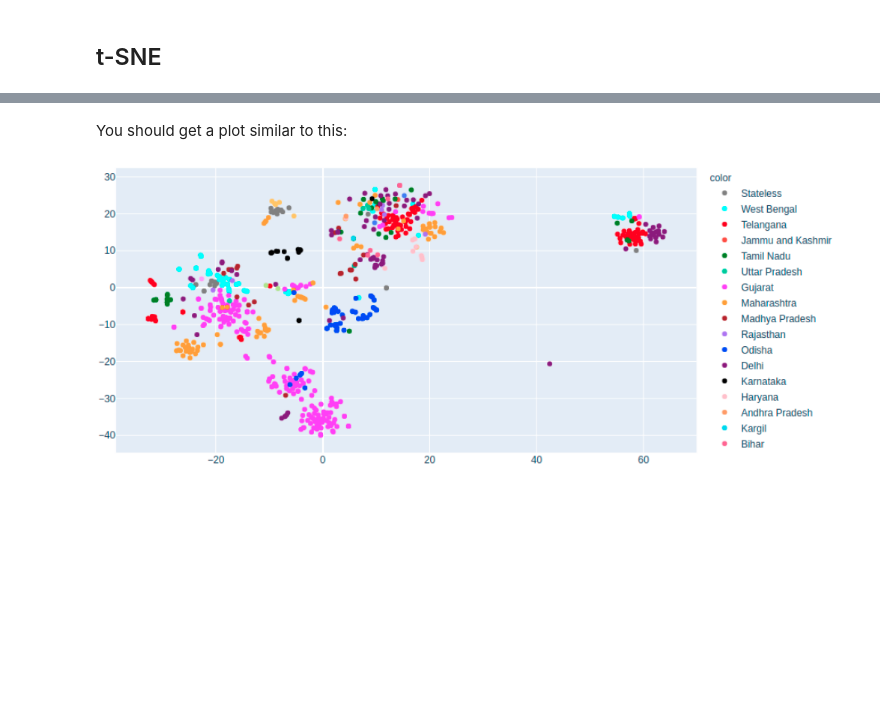
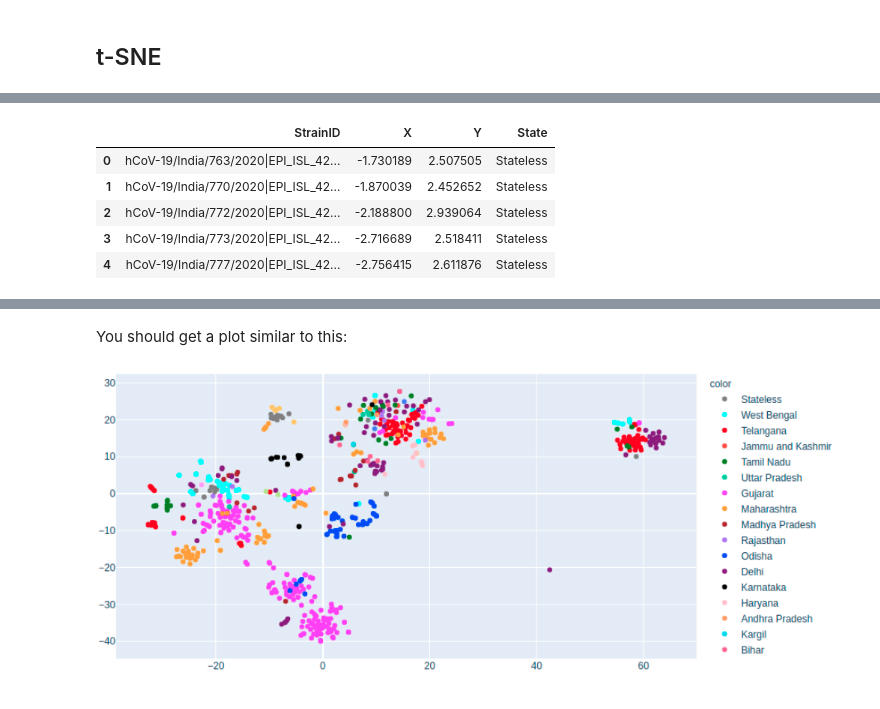
Before and after one commit to SriAmruthaVantrapati/FMML-ASSIGNMENTS, a Jupyter notebook: Project_Module2.ipynb, the cells around one changed output, grey strips where cells are left out. Cells and saved outputs as stored; diff of their text form; code cells hidden in the pictures; blank space fills up the shorter version.

```diff
--- a/Project_Module2.ipynb
+++ b/Project_Module2.ipynb
@@ -43,5 +103,5 @@ data.tail()
 # %%
-fasta_sequences = SeqIO.parse(open("/content/sequences (1).fasta"),'fasta')
+fasta_sequences = SeqIO.parse(open("/content/drive/MyDrive/sequences (1).fasta"),'fasta')
 
 counter = 0
 for fasta in fasta_sequences:
@@ -110,0 +175,27 @@ calc_score("ATAGTAG")
+# %%
+ def calc_score(examplesequence):
+
+    position = 0
+    score = 0
+    value = 0
+    flag = 0
+
+    for base in examplesequence:
+
+        if(base == "A" or base == "a"):
+            value = 0
+        elif(base == "G" or base == "g"):
+            value = 1
+        elif(base == "T" or base == "t"):
+            value = 2
+        elif(base == "C" or base == "c"):
+            value = 3
+        else:
+            flag=1
+
+        score += (4 ** position)* value
+        position+=1
+
+    return (flag,score)
+
+calc_score("ATAGTAG")
@@ -113,7 +206,7 @@ k=7
 big_matrix = []
 sequences_name = []
 
-fasta_sequences = SeqIO.parse(open("/content/sequences (1).fasta"),'fasta')
+fasta_sequences = SeqIO.parse(open("/content/drive/MyDrive/sequences (1).fasta"),'fasta')
 
 for fasta in fasta_sequences:
 
@@ -233,11 +356,9 @@ n_components = 2
 perplexity = 30
 n_iter = 10000
 
-####### Enter code below ###
-model =TSNE(random_state)
-model=TSNE(perplexity)
-model=TSNE(n_iter)
-model=TSNE(n_components)
+###Enter code below #######
+
+model = TSNE(n_components=2, random_state=random_state, perplexity=perplexity, n_iter=n_iter)
 tsne_data = model.fit_transform(big_matrix)
 
 ################################
@@ -262,3 +395,12 @@ final_df.tail()
+# %%
+final_df.head()
+# %% [output]
+|  | StrainID | X | Y | State |
+| 0 | hCoV-19/India/763/2020|EPI_ISL_42... | -1.730189 | 2.507505 | Stateless |
+| 1 | hCoV-19/India/770/2020|EPI_ISL_42... | -1.870039 | 2.452652 | Stateless |
+| 2 | hCoV-19/India/772/2020|EPI_ISL_42... | -2.188800 | 2.939064 | Stateless |
+| 3 | hCoV-19/India/773/2020|EPI_ISL_42... | -2.716689 | 2.518411 | Stateless |
+| 4 | hCoV-19/India/777/2020|EPI_ISL_42... | -2.756415 | 2.611876 | Stateless |
 # %%
 for_x = final_df.X.tolist()
 for_y = final_df.Y.tolist()
```
Also changed, not shown: parts of 26 cells of this notebook.
